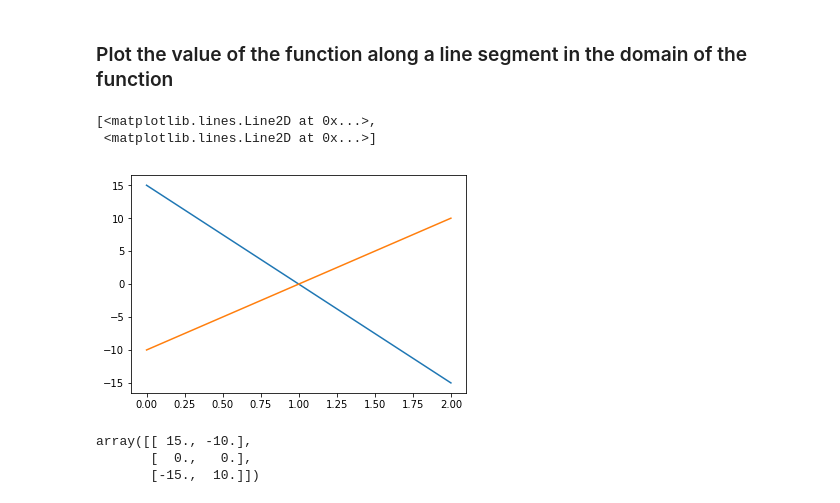
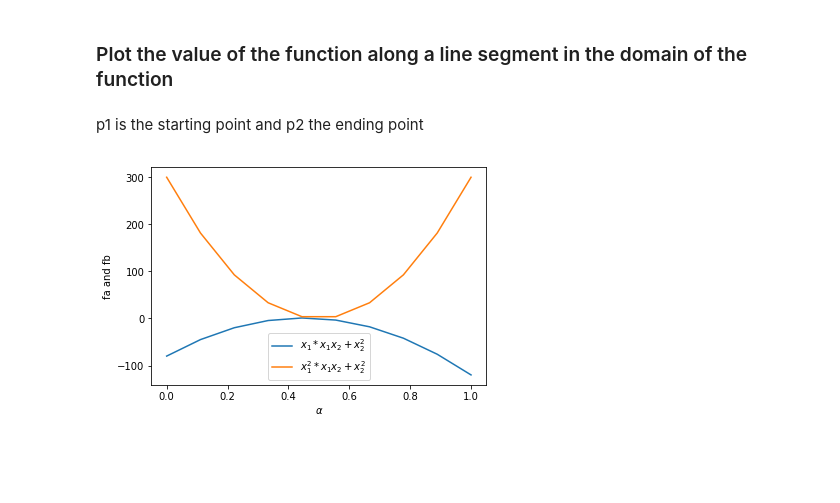
Before and after one commit to MarkAYoder/deeplearning, a Jupyter notebook: lessons/L9 - Convexity.ipynb, the cells around one changed output. Drawn from its saved outputs; the diff is of its cells as text; code cells hidden in the pictures; blank space fills up the shorter version.

```diff
--- a/lessons/L9 - Convexity.ipynb
+++ b/lessons/L9 - Convexity.ipynb
@@ -42,24 +42,26 @@ plot_fb(-20, 20, -20, 20, 100)
 [figure]
 # %% [markdown]
 ### Plot the value of the function along a line segment in the domain of the function
+# %% [markdown]
+p1 is the starting point and p2 the ending point
 # %%
-num_points = 3
-p1 = np.array([-15, 10])
-p2 = np.array([ 15, -10])
-a = np.linspace(0, 1, num_points)
-x = np.zeros((num_points, 2))
+num_points = 10
+p1 = np.array([-20,  10])
+p2 = np.array([ 20, -10])
+a = np.linspace(0, 1, num_points)  # alpha
+fa = np.zeros(num_points)
+fb = np.zeros(num_points)
 for k in range(0, num_points):
-    tmp = a[k]*p1 + (1-a[k])*p2
-    x[k,0] = tmp[0]
-    x[k,1] = tmp[1]
-plt.plot(x)
+    x1, x2 = a[k]*p1 + (1-a[k])*p2
+    fa[k] = x1    + x1*x2 + x2**2
+    fb[k] = x1**2 + x1*x2 + x2**2
+plt.plot(a, fa, label=r'$x_1*x_1x_2+x_2^2$')
+plt.plot(a, fb, label=r'$x_1^2*x_1x_2+x_2^2$')
+plt.xlabel(r'$\alpha$')
+plt.ylabel('fa and fb')
+
+plt.legend()
+# plt.grid(True)
+plt.show()
 # %% [output]
-[<matplotlib.lines.Line2D at 0x...>,
- <matplotlib.lines.Line2D at 0x...>]
-[figure, old version]
+[figure, new version]
-# %%
-x
-# %% [output]
-array([[ 15., -10.],
-       [  0.,   0.],
-       [-15.,  10.]])
```
